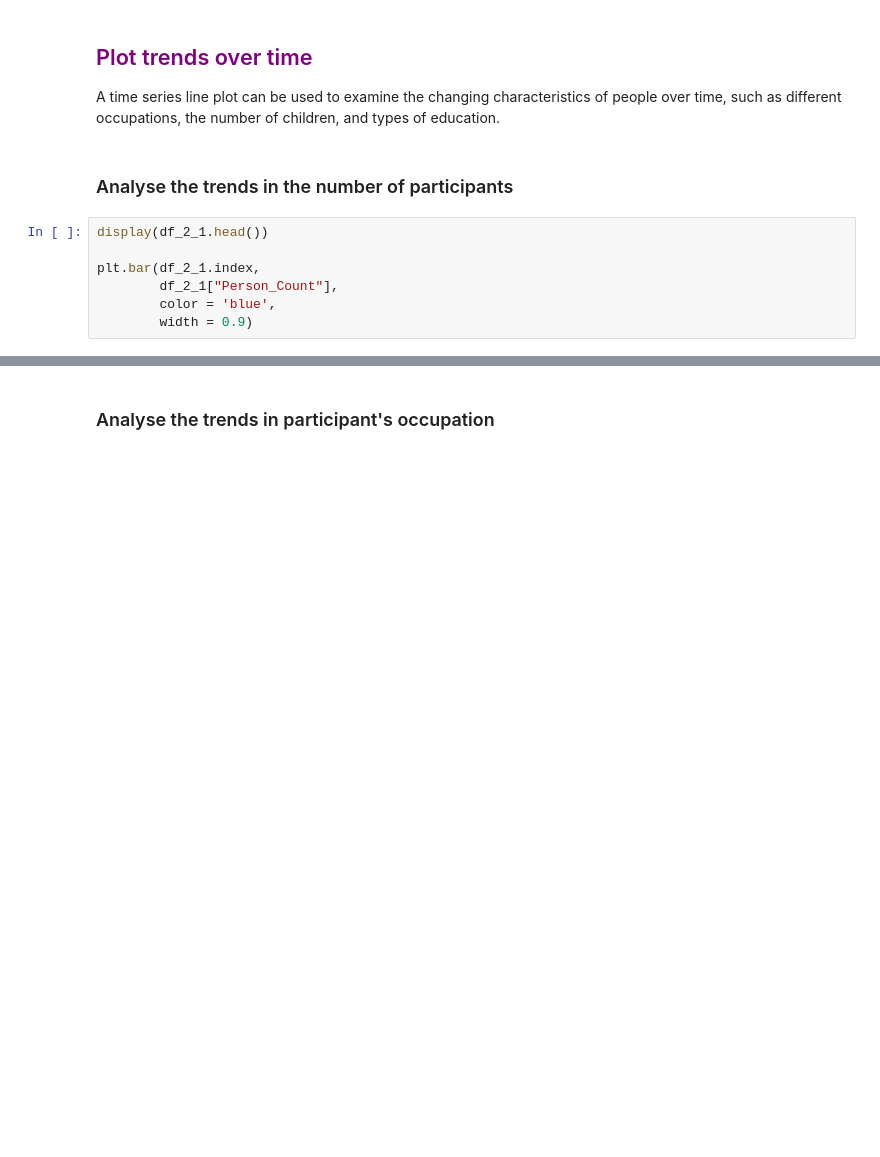
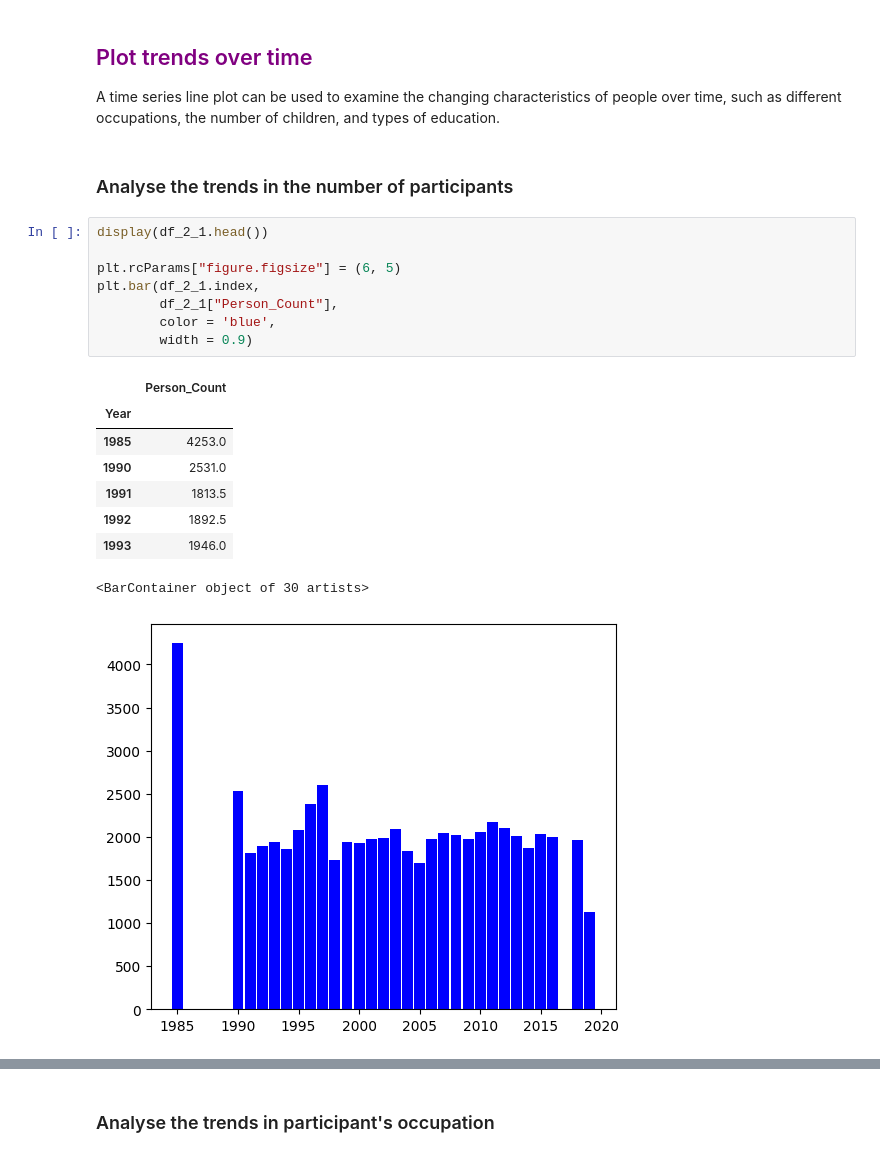
Before and after one commit to tsa-ml/tsa-ml, a Jupyter notebook: Research Questions - Use Cases.ipynb, the cells around one changed output, grey strips where cells are left out. Drawn from its saved outputs; the diff is of its cells as text; blank space fills up the shorter version.

```diff
--- a/Research Questions - Use Cases.ipynb
+++ b/Research Questions - Use Cases.ipynb
@@ -550,10 +689,21 @@ A time series line plot can be used to examine the changing characteristics of p
 # %%
 display(df_2_1.head())
 
+plt.rcParams["figure.figsize"] = (6, 5)
 plt.bar(df_2_1.index,
         df_2_1["Person_Count"],
         color = 'blue',
         width = 0.9)
+# %% [output]
+|  | Person_Count |
+| Year |  |
+| 1985 | 4253.0 |
+| 1990 | 2531.0 |
+| 1991 | 1813.5 |
+| 1992 | 1892.5 |
+| 1993 | 1946.0 |
+<BarContainer object of 30 artists>
+[figure, added]
 # %%
 display(df_2_2)
 
```
Also changed, not shown: parts of 23 cells of this notebook, 1 other file.
